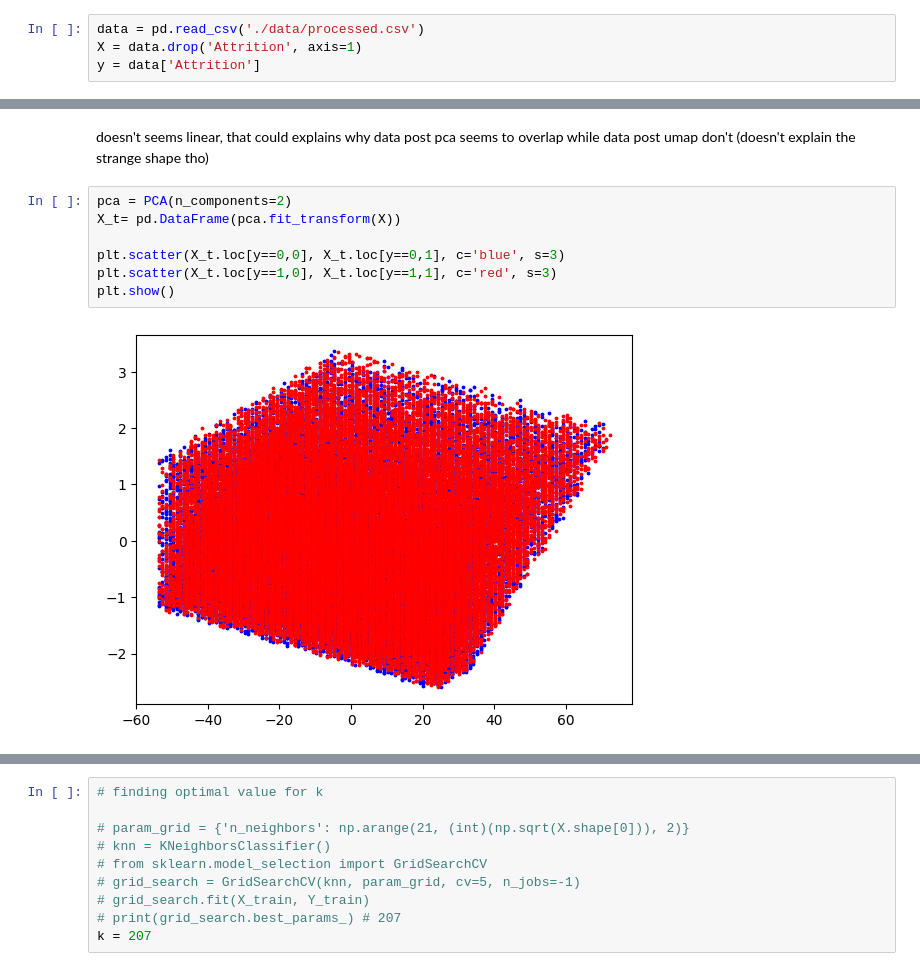
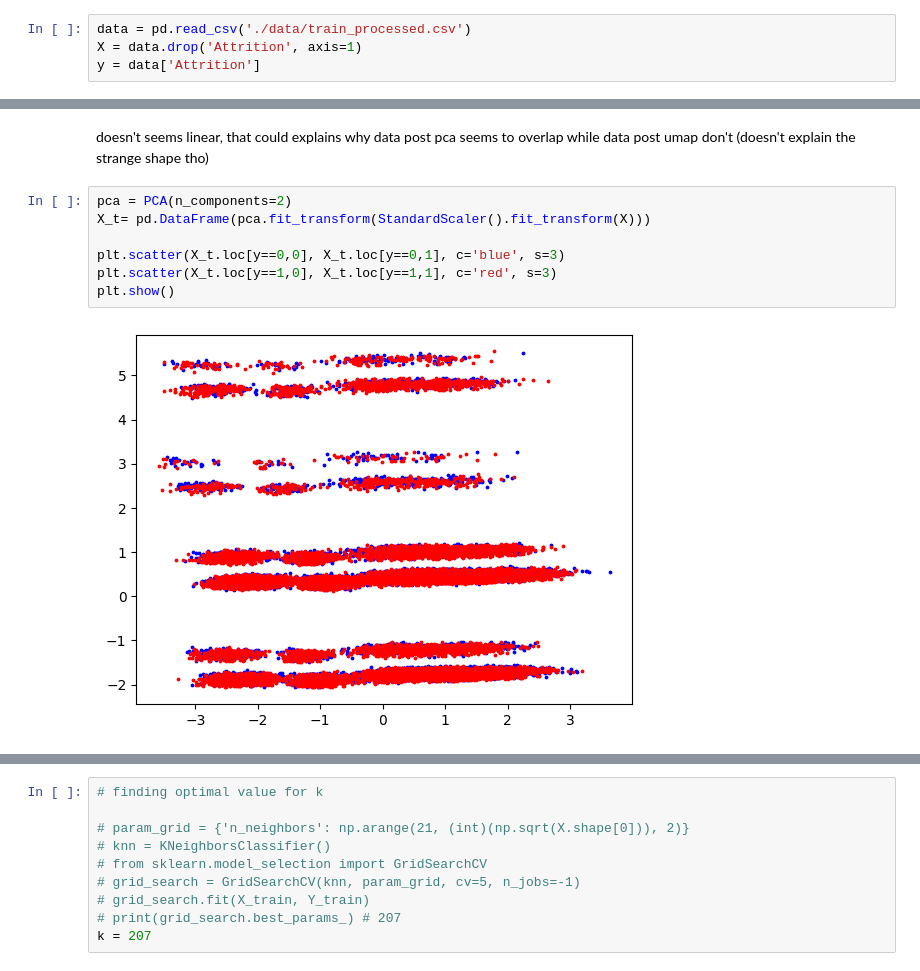
Before and after one commit to duongk67/ML_final_project, a Jupyter notebook: classification.ipynb, the cells around one changed output, grey strips where cells are left out. Cells and saved outputs as stored; diff of their text form.

```diff
--- a/classification.ipynb
+++ b/classification.ipynb
@@ -25,5 +15,5 @@ To enable the following instructions: AVX2 AVX512F AVX512_VNNI FMA, in other ope
 # %%
-data = pd.read_csv('./data/processed.csv')
+data = pd.read_csv('./data/train_processed.csv')
 X = data.drop('Attrition', axis=1)
 y = data['Attrition']
 # %%
@@ -48,12 +38,12 @@ plt.show()
 doesn't seems linear, that could explains why data post pca seems to overlap while data post umap don't (doesn't explain the strange shape tho)
 # %%
 pca = PCA(n_components=2)
-X_t= pd.DataFrame(pca.fit_transform(X))
+X_t= pd.DataFrame(pca.fit_transform(StandardScaler().fit_transform(X)))
 
 plt.scatter(X_t.loc[y==0,0], X_t.loc[y==0,1], c='blue', s=3)
 plt.scatter(X_t.loc[y==1,0], X_t.loc[y==1,1], c='red', s=3)
 plt.show()
 # %% [output]
-[figure, old version]
+[figure, new version]
 # %%
 um = umap.UMAP(n_components=2)
```
Also changed, not shown: parts of 15 cells of this notebook, 5 other files.
